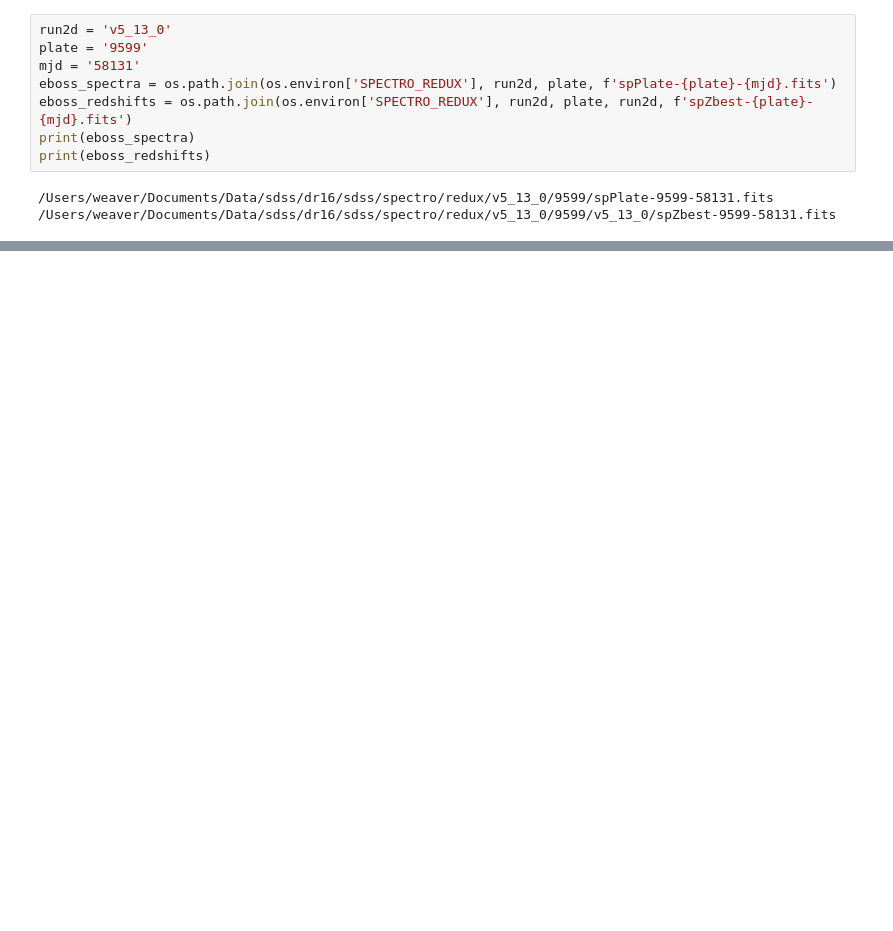
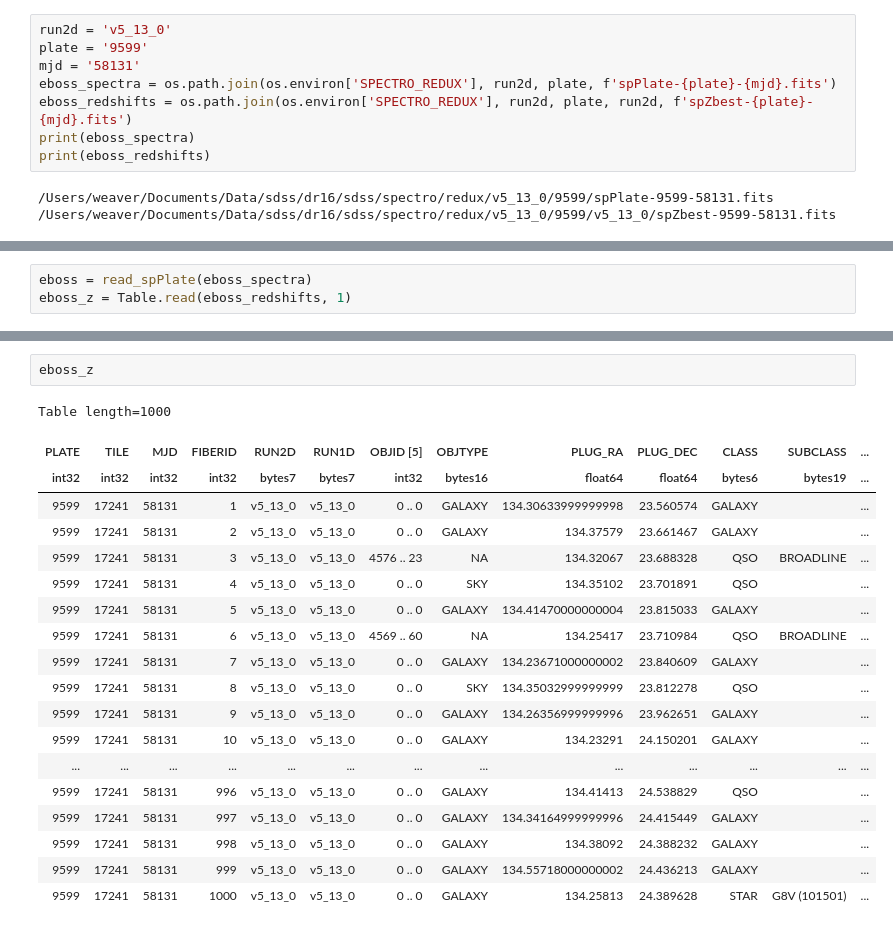
Before and after one commit to desihub/prospect, a Jupyter notebook: doc/nb/Prospect_specutils.ipynb, the cells around one changed output, grey strips where cells are left out. Cells and saved outputs as stored; diff of their text form; blank space fills up the shorter version.

```diff
--- a/doc/nb/Prospect_specutils.ipynb
+++ b/doc/nb/Prospect_specutils.ipynb
@@ -56,0 +137,3 @@ for f in (desi_spectra, desi_redshifts, sdss_spectra, sdss_redshifts, eboss_spec
+# %%
+eboss = read_spPlate(eboss_spectra)
+eboss_z = Table.read(eboss_redshifts, 1)
@@ -56,0 +165,22 @@ for f in (desi_spectra, desi_redshifts, sdss_spectra, sdss_redshifts, eboss_spec
+# %%
+eboss_z
+# %% [output]
+Table length=1000
+| PLATE | TILE | MJD | FIBERID | RUN2D | RUN1D | OBJID [5] | OBJTYPE | PLUG_RA | PLUG_DEC | CLASS | SUBCLASS | ... |
+| int32 | int32 | int32 | int32 | bytes7 | bytes7 | int32 | bytes16 | float64 | float64 | bytes6 | bytes19 | ... |
+| 9599 | 17241 | 58131 | 1 | v5_13_0 | v5_13_0 | 0 .. 0 | GALAXY | 134.30633999999998 | 23.560574 | GALAXY |  | ... |
+| 9599 | 17241 | 58131 | 2 | v5_13_0 | v5_13_0 | 0 .. 0 | GALAXY | 134.37579 | 23.661467 | GALAXY |  | ... |
+| 9599 | 17241 | 58131 | 3 | v5_13_0 | v5_13_0 | 4576 .. 23 | NA | 134.32067 | 23.688328 | QSO | BROADLINE | ... |
+| 9599 | 17241 | 58131 | 4 | v5_13_0 | v5_13_0 | 0 .. 0 | SKY | 134.35102 | 23.701891 | QSO |  | ... |
+| 9599 | 17241 | 58131 | 5 | v5_13_0 | v5_13_0 | 0 .. 0 | GALAXY | 134.41470000000004 | 23.815033 | GALAXY |  | ... |
+| 9599 | 17241 | 58131 | 6 | v5_13_0 | v5_13_0 | 4569 .. 60 | NA | 134.25417 | 23.710984 | QSO | BROADLINE | ... |
+| 9599 | 17241 | 58131 | 7 | v5_13_0 | v5_13_0 | 0 .. 0 | GALAXY | 134.23671000000002 | 23.840609 | GALAXY |  | ... |
+| 9599 | 17241 | 58131 | 8 | v5_13_0 | v5_13_0 | 0 .. 0 | SKY | 134.35032999999999 | 23.812278 | QSO |  | ... |
+| 9599 | 17241 | 58131 | 9 | v5_13_0 | v5_13_0 | 0 .. 0 | GALAXY | 134.26356999999996 | 23.962651 | GALAXY |  | ... |
+| 9599 | 17241 | 58131 | 10 | v5_13_0 | v5_13_0 | 0 .. 0 | GALAXY | 134.23291 | 24.150201 | GALAXY |  | ... |
+| ... | ... | ... | ... | ... | ... | ... | ... | ... | ... | ... | ... | ... |
+| 9599 | 17241 | 58131 | 996 | v5_13_0 | v5_13_0 | 0 .. 0 | GALAXY | 134.41413 | 24.538829 | QSO |  | ... |
+| 9599 | 17241 | 58131 | 997 | v5_13_0 | v5_13_0 | 0 .. 0 | GALAXY | 134.34164999999996 | 24.415449 | GALAXY |  | ... |
+| 9599 | 17241 | 58131 | 998 | v5_13_0 | v5_13_0 | 0 .. 0 | GALAXY | 134.38092 | 24.388232 | GALAXY |  | ... |
+| 9599 | 17241 | 58131 | 999 | v5_13_0 | v5_13_0 | 0 .. 0 | GALAXY | 134.55718000000002 | 24.436213 | GALAXY |  | ... |
+| 9599 | 17241 | 58131 | 1000 | v5_13_0 | v5_13_0 | 0 .. 0 | GALAXY | 134.25813 | 24.389628 | STAR | G8V (101501) | ... |
```
Also changed, not shown: parts of 9 cells of this notebook, 1 other file.
